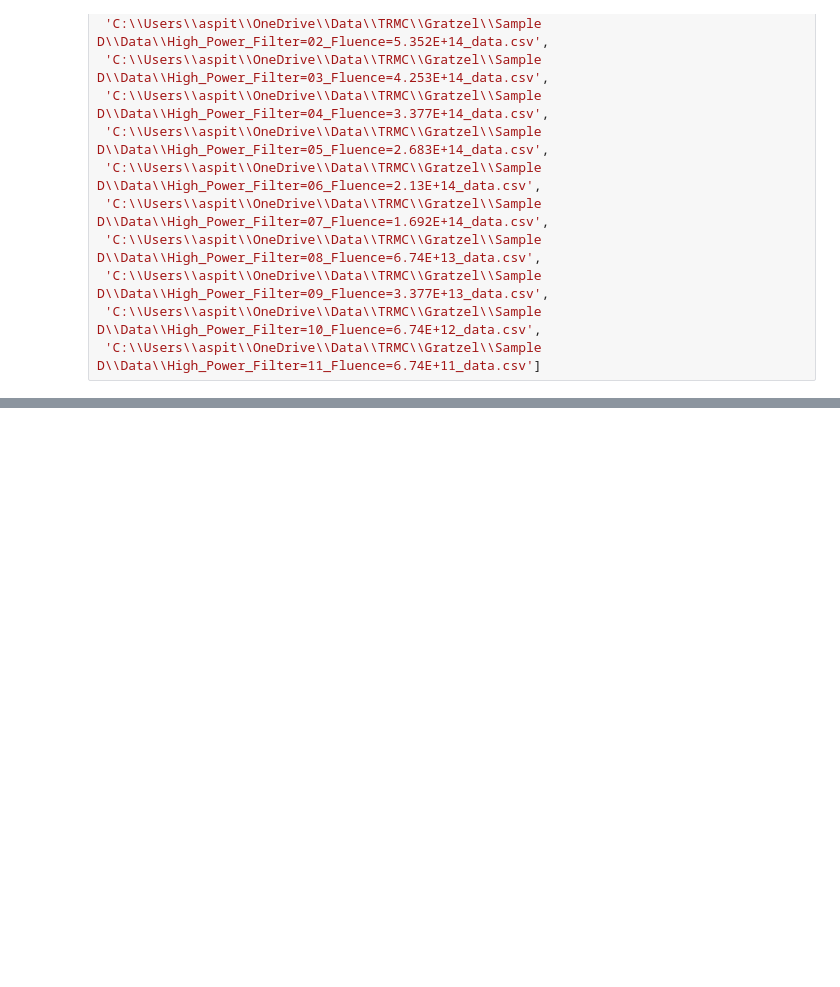
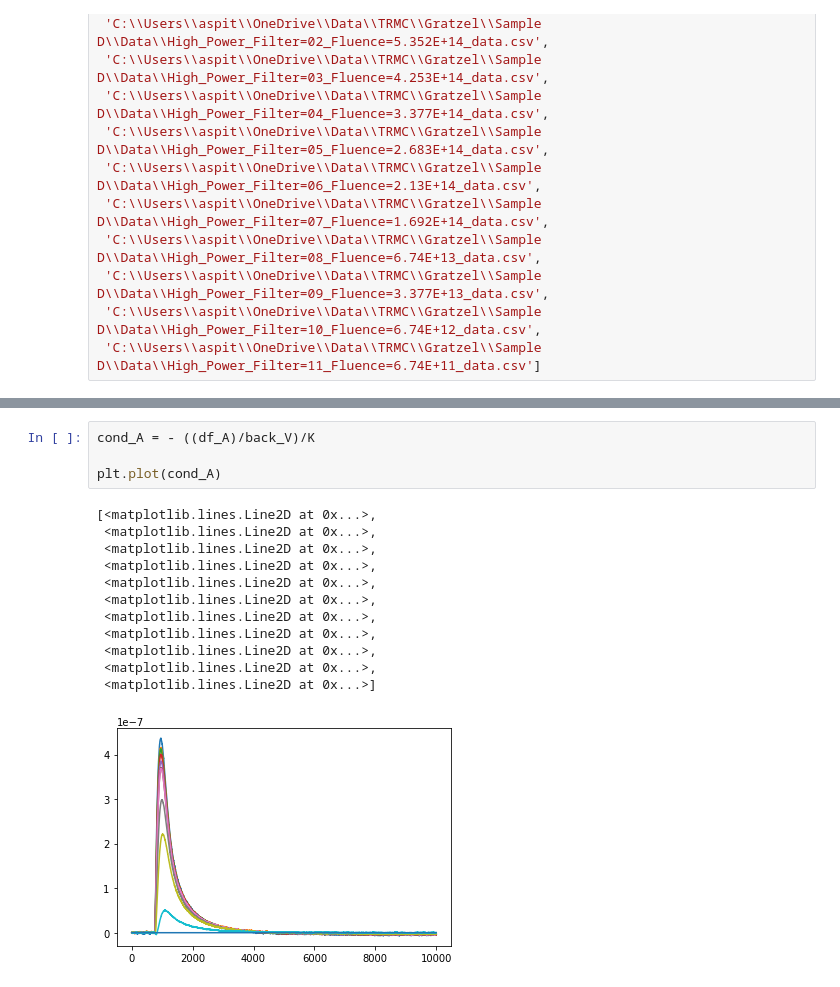
Before and after one commit to aspitarl/TRMC, a Jupyter notebook: 10-17-18.ipynb, the cells around one changed output, grey strips where cells are left out. Cells and saved outputs as stored; diff of their text form; blank space fills up the shorter version.

```diff
--- a/10-17-18.ipynb
+++ b/10-17-18.ipynb
@@ -122,0 +155,17 @@ for ax in axes:
+# %%
+cond_A = - ((df_A)/back_V)/K
+
+plt.plot(cond_A)
+# %% [output]
+[<matplotlib.lines.Line2D at 0x...>,
+ <matplotlib.lines.Line2D at 0x...>,
+ <matplotlib.lines.Line2D at 0x...>,
+ <matplotlib.lines.Line2D at 0x...>,
+ <matplotlib.lines.Line2D at 0x...>,
+ <matplotlib.lines.Line2D at 0x...>,
+ <matplotlib.lines.Line2D at 0x...>,
+ <matplotlib.lines.Line2D at 0x...>,
+ <matplotlib.lines.Line2D at 0x...>,
+ <matplotlib.lines.Line2D at 0x...>,
+ <matplotlib.lines.Line2D at 0x...>]
+[figure, added]
```
Also changed, not shown: parts of 7 cells of this notebook, 1 other file.
